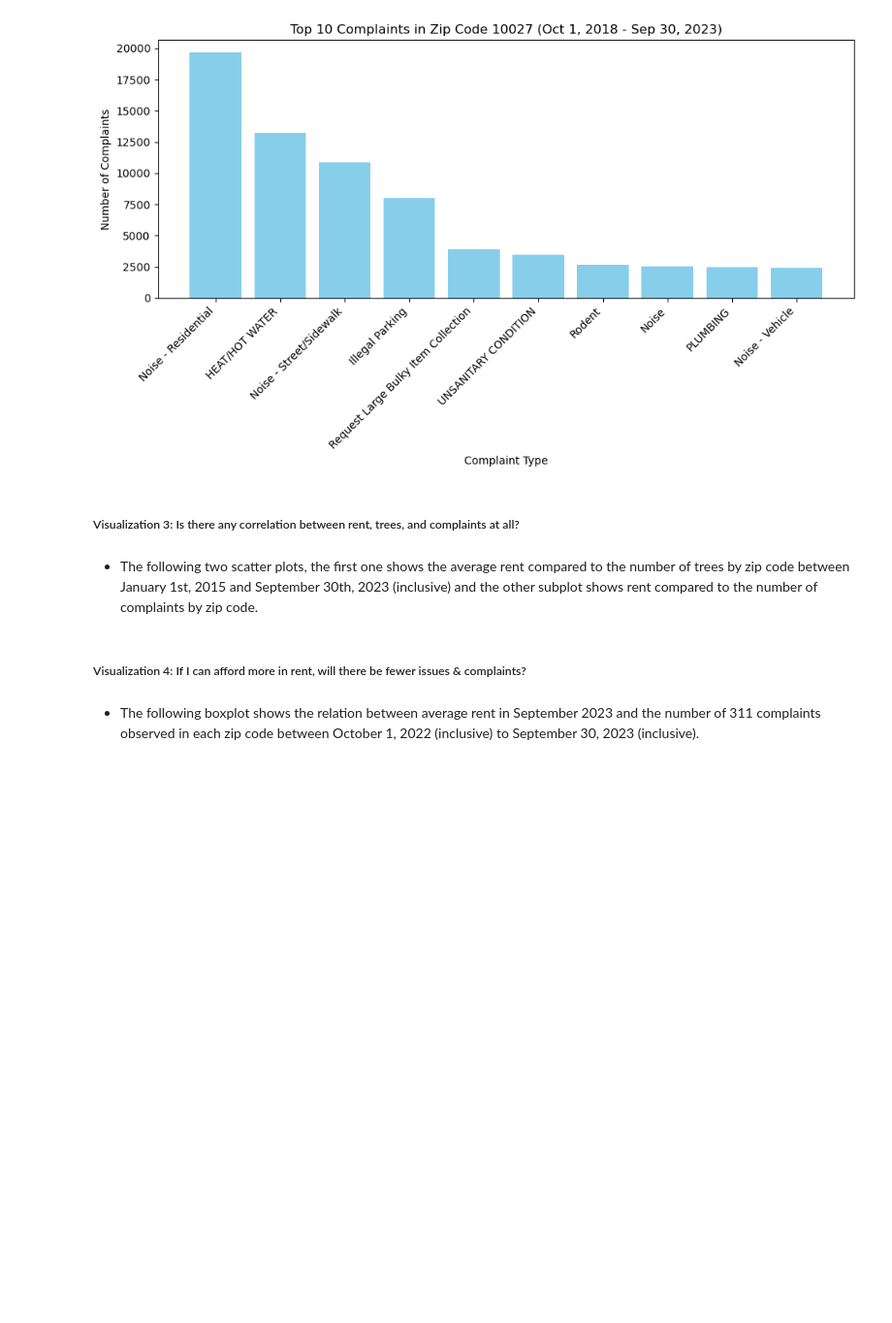
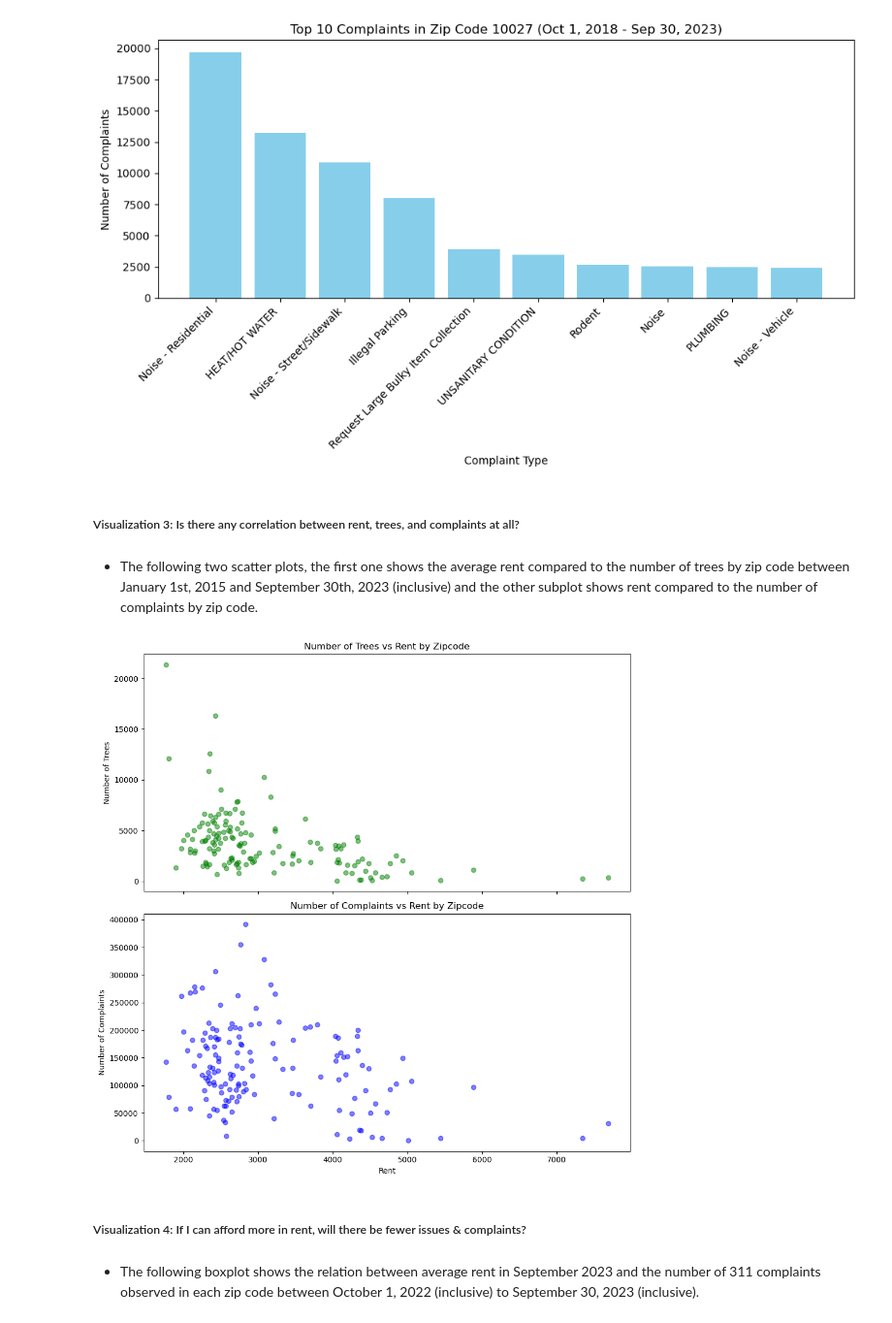
Before and after one commit to chunqiuxia108/FinalProject4501, a Jupyter notebook: cx2313_ly2637_FinalProject.ipynb, the cells around one changed output. Shown at 97% size. Drawn from its saved outputs; the diff is of its cells as text; code cells hidden in the pictures; blank space fills up the shorter version.

```diff
--- a/cx2313_ly2637_FinalProject.ipynb
+++ b/cx2313_ly2637_FinalProject.ipynb
@@ -1086,8 +1087,13 @@ plot_comm_complaints(most_comm_complaints_df)
 ##### Visualization 3: Is there any correlation between rent, trees, and complaints at all?
 # %% [markdown]
 - The following two scatter plots, the first one shows the average rent compared to the number of trees by zip code between January 1st, 2015 and September 30th, 2023 (inclusive) and the other subplot shows rent compared to the number of complaints by zip code.
+# %%
+# Redefine write query to file function for append mode
+def write_query_to_file_append(query, filename, mode='a'):
+    with open(filename, mode) as f:
+        f.write(query + "\n\n")
 # %%
-Visilization_3_FILENAME = QUERY_DIR / "correlation_rent_trees_complaints.sql"
+Visilization_3_FILENAME = QUERY_DIR / "correlation_rentANDtrees_complaints.sql"
 
 def get_data_for_correlations():
     rent_query = """
@@ -1108,32 +1114,36 @@ def get_data_for_correlations():
     GROUP BY zipcode;
     """
 
-    write_query_to_file(rent_query, Visilization_3_FILENAME)
-    write_query_to_file(tree_query, Visilization_3_FILENAME)
-    write_query_to_file(complaint_query, Visilization_3_FILENAME)
+    write_query_to_file_append(rent_query, Visilization_3_FILENAME)
+    write_query_to_file_append(tree_query, Visilization_3_FILENAME)
+    write_query_to_file_append(complaint_query, Visilization_3_FILENAME)
 
     with engine.connect() as connection:
         rent_df = pd.read_sql(rent_query, connection)
         tree_df = pd.read_sql(tree_query, connection)
         complaint_df = pd.read_sql(complaint_query, connection)
 
-    visual_3_df = pd.merge(pd.merge(rent_df, tree_df, on='zipcode'), complaint_df, on='zipcode')
+    # Merge dataframes on 'zipcode' with an outer join to include all zipcodes
+    visual_3_df = rent_df.merge(tree_df, on='zipcode', how='outer').merge(complaint_df, on='zipcode', how='outer')
 
     return visual_3_df
 # %%
-def plot_correlation(dataframe):
+def plot_correlation():
     dataframe = get_data_for_correlations()
 
-    fig, (ax1, ax2) = plt.subplots(2, 1, figsize=(12, 10), sharex=True)
+    # Create subplots with shared x-axis (rent)
+    fig, axs = plt.subplots(2, 1, figsize=(10, 10), sharex=True)
 
-    ax1.scatter(dataframe['num_trees'], dataframe['rent'], color='grey', alpha=0.5)
-    ax1.set_title('Rent vs Number of Trees by Zipcode')
-    ax1.set_ylabel('Rent')
+    # Scatter plot for number of trees vs rent
+    axs[0].scatter(dataframe['rent'], dataframe['num_trees'], color='green', alpha=0.5)
+    axs[0].set_title('Number of Trees vs Rent by Zipcode')
+    axs[0].set_ylabel('Number of Trees')
 
-    ax2.scatter(dataframe['num_complaints'], dataframe['rent'], color='red', alpha=0.5)
-    ax2.set_title('Rent vs Number of Complaints by Zipcode')
-    ax2.set_xlabel('Number of Complaints/Trees')
-    ax2.set_ylabel('Rent')
+    # Scatter plot for number of complaints vs rent
+    axs[1].scatter(dataframe['rent'], dataframe['num_complaints'], color='blue', alpha=0.5)
+    axs[1].set_title('Number of Complaints vs Rent by Zipcode')
+    axs[1].set_xlabel('Rent')
+    axs[1].set_ylabel('Number of Complaints')
 
     plt.tight_layout()
     plt.show()
@@ -1143,3 +1150,7 @@ plot_correlation(correlation_df)
+# %%
+plot_correlation()
+# %% [output]
+[figure, added]
 # %% [markdown]
 ##### Visualization 4: If I can afford more in rent, will there be fewer issues & complaints?
 # %% [markdown]
```
Also changed, not shown: parts of 12 cells of this notebook, 3 other files.
